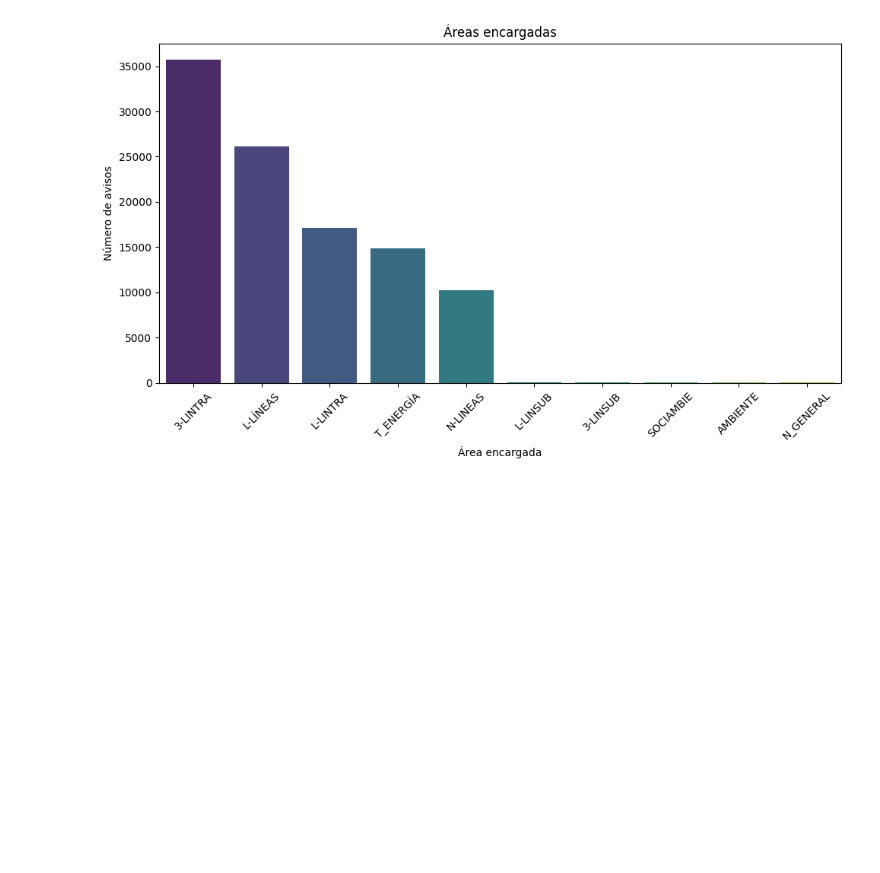
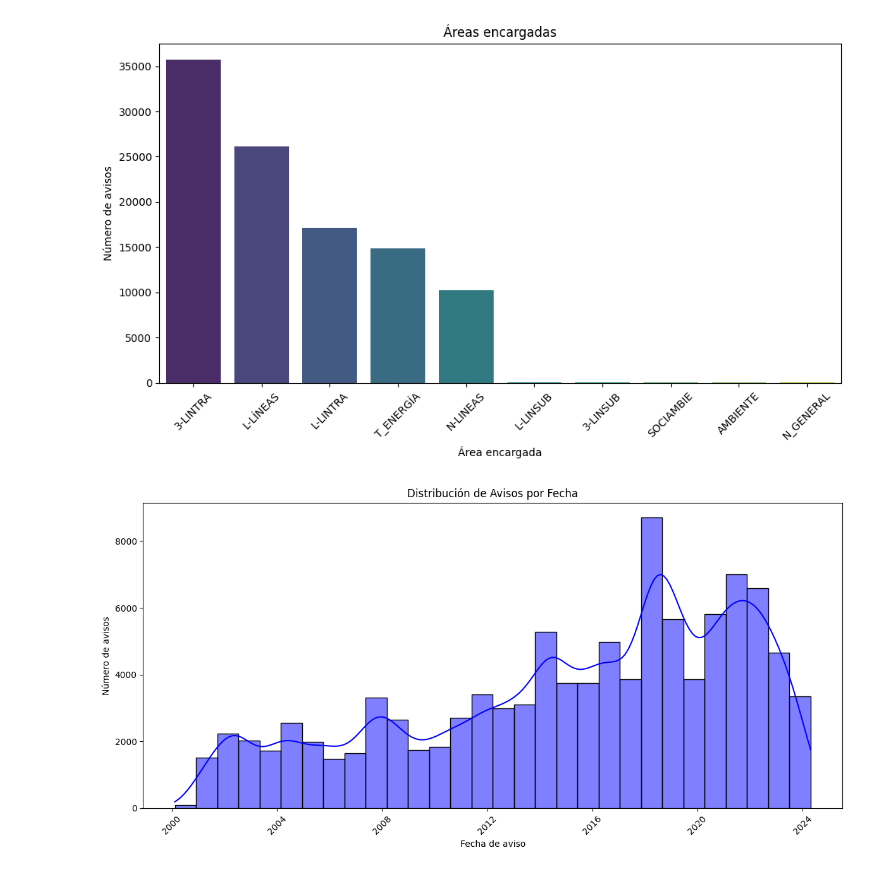
Before and after one commit to Tomaslopera/Hackathon_ISA, a Jupyter notebook: analisis_avisos_depurados.ipynb, the cells around one changed output. Cells and saved outputs as stored; diff of their text form; code cells hidden in the pictures; blank space fills up the shorter version.

Commit message:
Analisis Avisos Modificado

```diff
--- a/analisis_avisos_depurados.ipynb
+++ b/analisis_avisos_depurados.ipynb
@@ -146,0 +158,12 @@ plt.show()
+# %%
+# Gráfica con fechas de aviso
+plt.figure(figsize=(12, 6))
+sns.histplot(df_avisos[' Fecha de aviso'], bins=30, kde=True, color='blue')
+plt.xlabel('Fecha de aviso')
+plt.ylabel('Número de avisos')
+plt.title('Distribución de Avisos por Fecha')
+plt.xticks(rotation=45)
+plt.tight_layout()
+plt.show()
+# %% [output]
+[figure, added]
```
Also changed, not shown: parts of 5 cells of this notebook, 2 other files.
